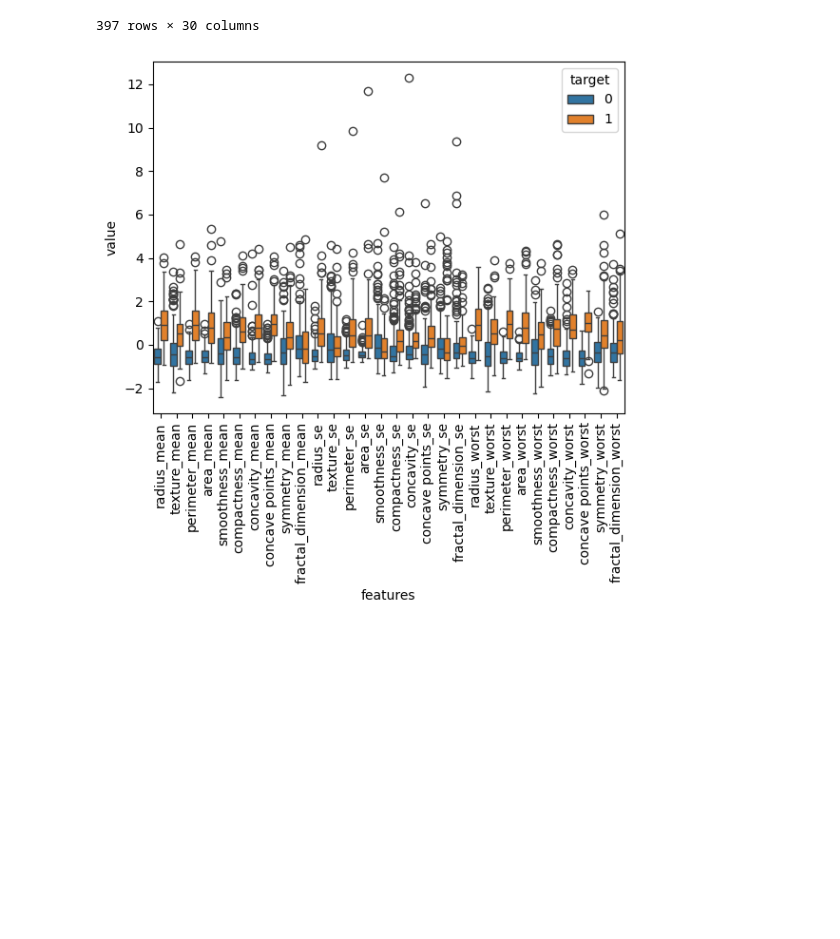
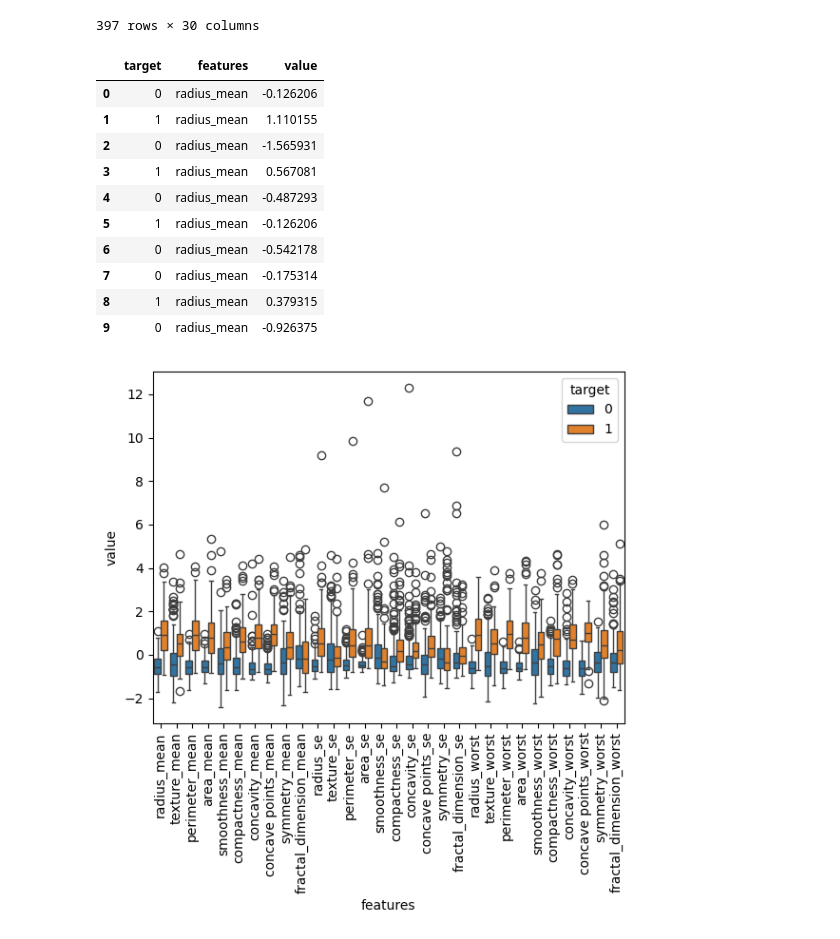
Before and after one commit to ebrukirikkayis/Breast-Cancer-Classification, a Jupyter notebook: breast_cancer.ipynb, the cells around one changed output. Drawn from its saved outputs; the diff is of its cells as text; code cells hidden in the pictures; blank space fills up the shorter version.

```diff
--- a/breast_cancer.ipynb
+++ b/breast_cancer.ipynb
@@ -192,6 +194,20 @@ X_train_df["target"]= Y_train
 data_melted= pd.melt(X_train_df, id_vars="target",
                     var_name="features",
                     value_name= "value")
+# %%
+data_melted.iloc[0:10]
+# %% [output]
+|  | target | features | value |
+| 0 | 0 | radius_mean | -0.126206 |
+| 1 | 1 | radius_mean | 1.110155 |
+| 2 | 0 | radius_mean | -1.565931 |
+| 3 | 1 | radius_mean | 0.567081 |
+| 4 | 0 | radius_mean | -0.487293 |
+| 5 | 1 | radius_mean | -0.126206 |
+| 6 | 0 | radius_mean | -0.542178 |
+| 7 | 0 | radius_mean | -0.175314 |
+| 8 | 1 | radius_mean | 0.379315 |
+| 9 | 0 | radius_mean | -0.926375 |
 # %%
 plt.figure()
 sns.boxplot(x="features", y="value", hue="target", data=data_melted)
```
Also changed, not shown: parts of 7 cells of this notebook.
